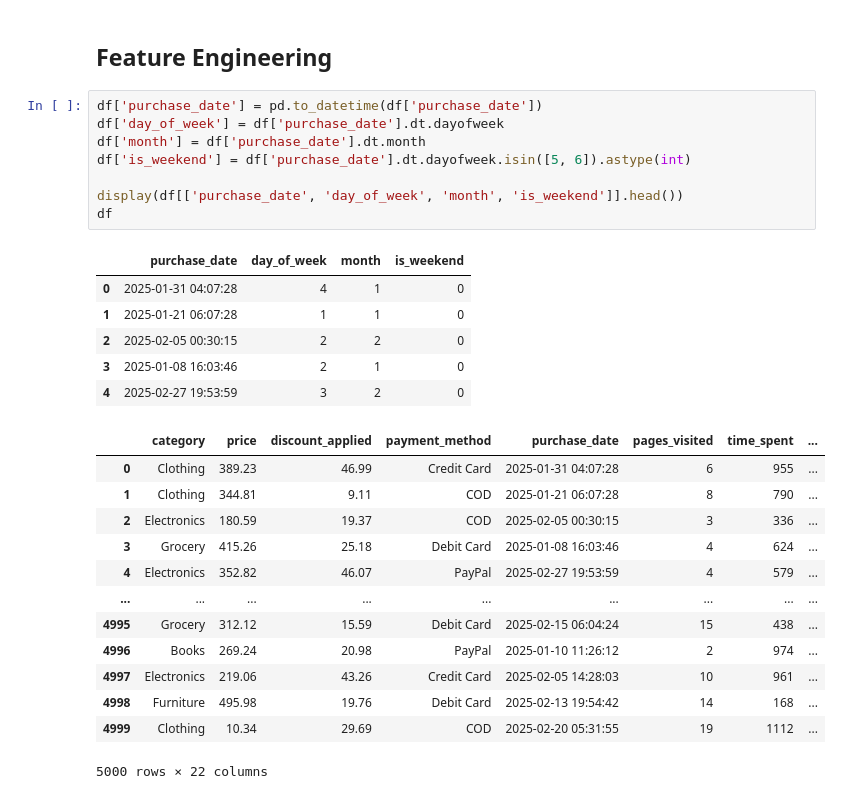
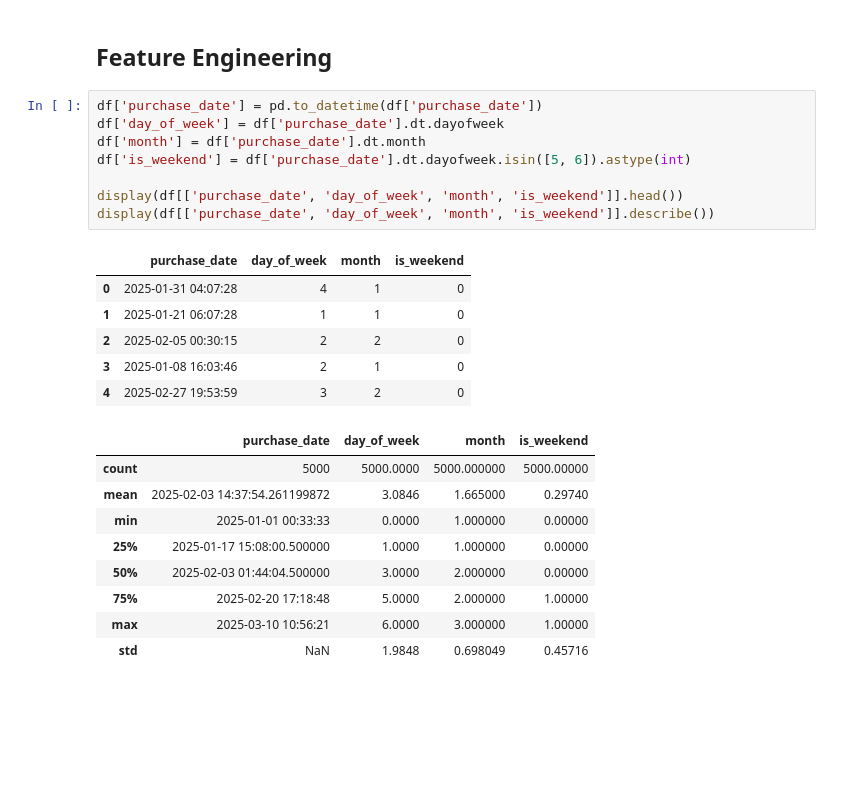
Before and after one commit to Arfan-Susanto/Projek-Data-Analyst, a Jupyter notebook: (Progress) Kaggle - AI-Driven Consumer Behavior/Progress.ipynb, the cells around one changed output. Saved outputs shown, nothing was run; the diff lists cells and outputs as text; blank space fills up the shorter version.

```diff
--- a/(Progress) Kaggle - AI-Driven Consumer Behavior/Progress.ipynb
+++ b/(Progress) Kaggle - AI-Driven Consumer Behavior/Progress.ipynb
@@ -700,28 +633,24 @@ Rata-rata Halaman yang Dikunjungi: 10.53
 # %%
 df['purchase_date'] = pd.to_datetime(df['purchase_date'])
 df['day_of_week'] = df['purchase_date'].dt.dayofweek
 df['month'] = df['purchase_date'].dt.month
 df['is_weekend'] = df['purchase_date'].dt.dayofweek.isin([5, 6]).astype(int)
 
 display(df[['purchase_date', 'day_of_week', 'month', 'is_weekend']].head())
-df
+display(df[['purchase_date', 'day_of_week', 'month', 'is_weekend']].describe())
 # %% [output]
 |  | purchase_date | day_of_week | month | is_weekend |
 | 0 | 2025-01-31 04:07:28 | 4 | 1 | 0 |
 | 1 | 2025-01-21 06:07:28 | 1 | 1 | 0 |
 | 2 | 2025-02-05 00:30:15 | 2 | 2 | 0 |
 | 3 | 2025-01-08 16:03:46 | 2 | 1 | 0 |
 | 4 | 2025-02-27 19:53:59 | 3 | 2 | 0 |
-|  | category | price | discount_applied | payment_method | purchase_date | pages_visited | time_spent | ... |
-| 0 | Clothing | 389.23 | 46.99 | Credit Card | 2025-01-31 04:07:28 | 6 | 955 | ... |
-| 1 | Clothing | 344.81 | 9.11 | COD | 2025-01-21 06:07:28 | 8 | 790 | ... |
-| 2 | Electronics | 180.59 | 19.37 | COD | 2025-02-05 00:30:15 | 3 | 336 | ... |
-| 3 | Grocery | 415.26 | 25.18 | Debit Card | 2025-01-08 16:03:46 | 4 | 624 | ... |
-| 4 | Electronics | 352.82 | 46.07 | PayPal | 2025-02-27 19:53:59 | 4 | 579 | ... |
-| ... | ... | ... | ... | ... | ... | ... | ... | ... |
-| 4995 | Grocery | 312.12 | 15.59 | Debit Card | 2025-02-15 06:04:24 | 15 | 438 | ... |
-| 4996 | Books | 269.24 | 20.98 | PayPal | 2025-01-10 11:26:12 | 2 | 974 | ... |
-| 4997 | Electronics | 219.06 | 43.26 | Credit Card | 2025-02-05 14:28:03 | 10 | 961 | ... |
-| 4998 | Furniture | 495.98 | 19.76 | Debit Card | 2025-02-13 19:54:42 | 14 | 168 | ... |
-| 4999 | Clothing | 10.34 | 29.69 | COD | 2025-02-20 05:31:55 | 19 | 1112 | ... |
+|  | purchase_date | day_of_week | month | is_weekend |
+| count | 5000 | 5000.0000 | 5000.000000 | 5000.00000 |
+| mean | 2025-02-03 14:37:54.261199872 | 3.0846 | 1.665000 | 0.29740 |
+| min | 2025-01-01 00:33:33 | 0.0000 | 1.000000 | 0.00000 |
+| 25% | 2025-01-17 15:08:00.500000 | 1.0000 | 1.000000 | 0.00000 |
+| 50% | 2025-02-03 01:44:04.500000 | 3.0000 | 2.000000 | 0.00000 |
+| 75% | 2025-02-20 17:18:48 | 5.0000 | 2.000000 | 1.00000 |
+| max | 2025-03-10 10:56:21 | 6.0000 | 3.000000 | 1.00000 |
+| std | NaN | 1.9848 | 0.698049 | 0.45716 |
-5000 rows × 22 columns
```
Also changed, not shown: parts of 11 cells of this notebook.
